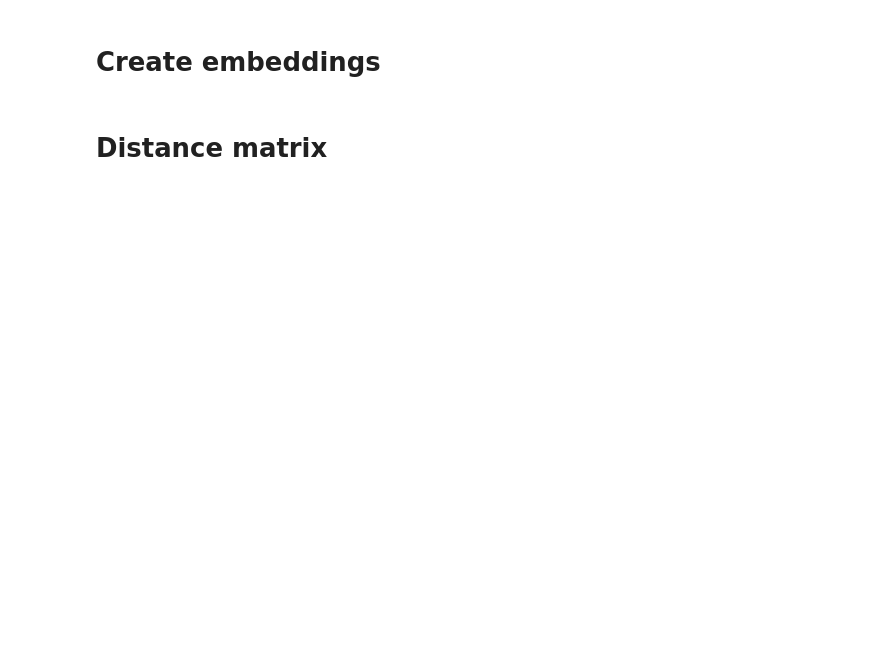
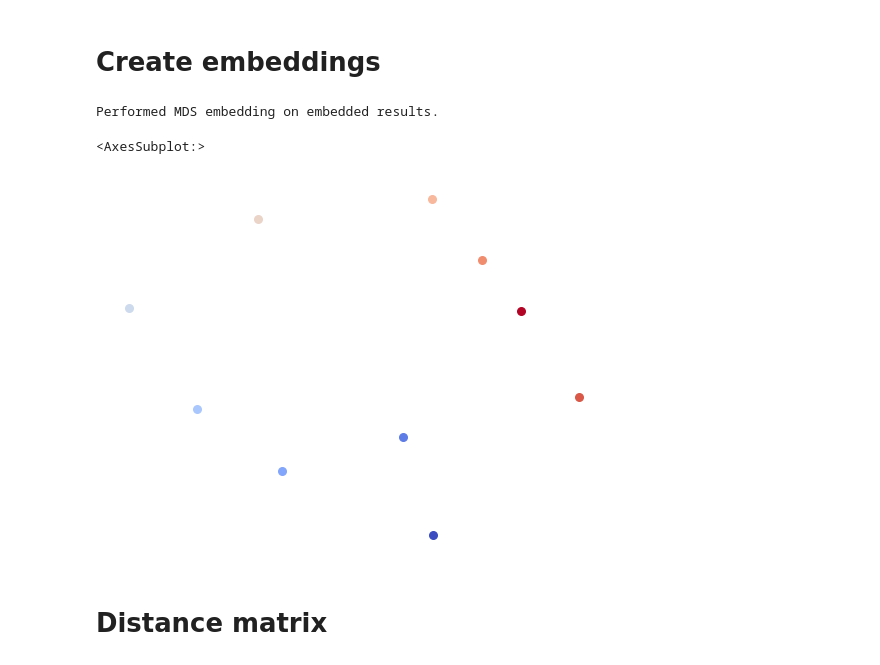
Before and after one commit to agosztolai/MARBLE, a Jupyter notebook: examples/ex_vanderpol.ipynb, the cells around one changed output. Saved outputs shown, nothing was run; the diff lists cells and outputs as text; code cells hidden in the pictures; blank space fills up the shorter version.

```diff
--- a/examples/ex_vanderpol.ipynb
+++ b/examples/ex_vanderpol.ipynb
@@ -114,6 +79,6 @@ plot_phase_portrait(pos_subsample[-1], vel_subsample[-1], ax[3])
 # %% [markdown]
 # Train network
 # %%
-k=10
+k=15
 
-data = utils.construct_dataset(pos_subsample, features=vel_subsample, graph_type='cknn', k=k)
+data = utils.construct_dataset(pos, features=vel, graph_type='cknn', k=k, stop_crit=0.02)
@@ -120,9 +90,9 @@ data = utils.construct_dataset(pos_subsample, features=vel_subsample, graph_type
 # %%
 import os
 os.environ["CUDA_DEVICE_ORDER"]="PCI_BUS_ID"
-os.environ["CUDA_VISIBLE_DEVICES"]="0"
+os.environ["CUDA_VISIBLE_DEVICES"]="2"
 
-par = {'batch_size': 512, #batch size
+par = {'batch_size': 64, #batch size
        'epochs': 40, #optimisation epochs
        'order': 2, #order of derivatives
        'n_lin_layers': 2,
@@ -130,8 +100,7 @@ par = {'batch_size': 512, #batch size
        'out_channels': 3,
        'diffusion': False,
        'inner_product_features': True,
-       'pretrained':True,
-       'second_training': False
+       'autoencoder': False
       }
 
 model = net(data, **par)
@@ -142,8 +129,12 @@ model.run_training(data)
 data = model.evaluate(data)
 # %%
 dist, gamma = geometry.compute_distribution_distances(data)
-emb_MDS = geometry.embed(dist, embed_typ = 'MDS')
+emb_MDS, _ = geometry.embed(dist, embed_typ = 'MDS')
 plotting.embedding(emb_MDS, beta1, s=30, alpha=1)
+# %% [output]
+Performed MDS embedding on embedded results.
+<AxesSubplot:>
+[figure, added]
 # %% [markdown]
 # Distance matrix
 # %%
```
Also changed, not shown: parts of 15 cells of this notebook.
